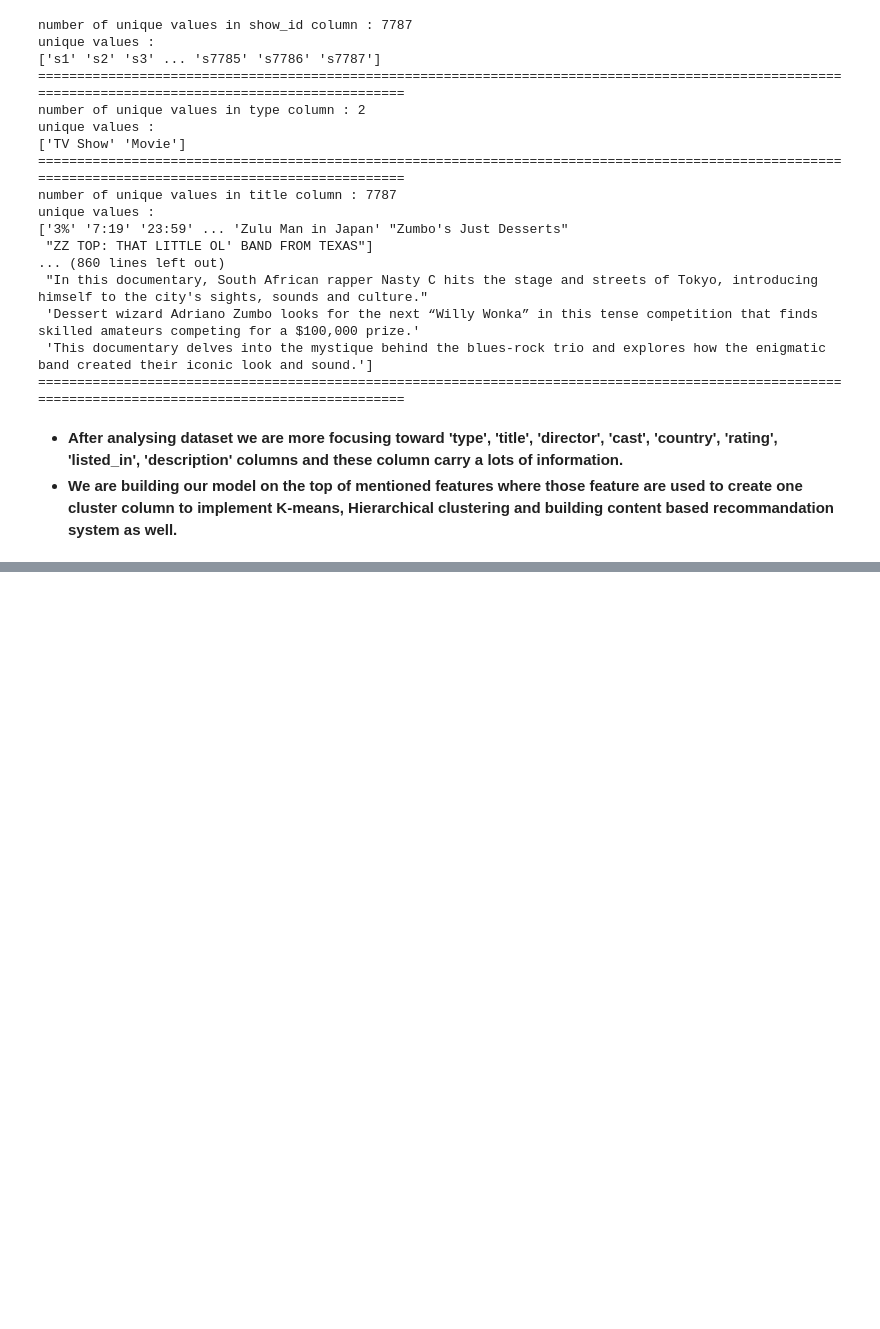
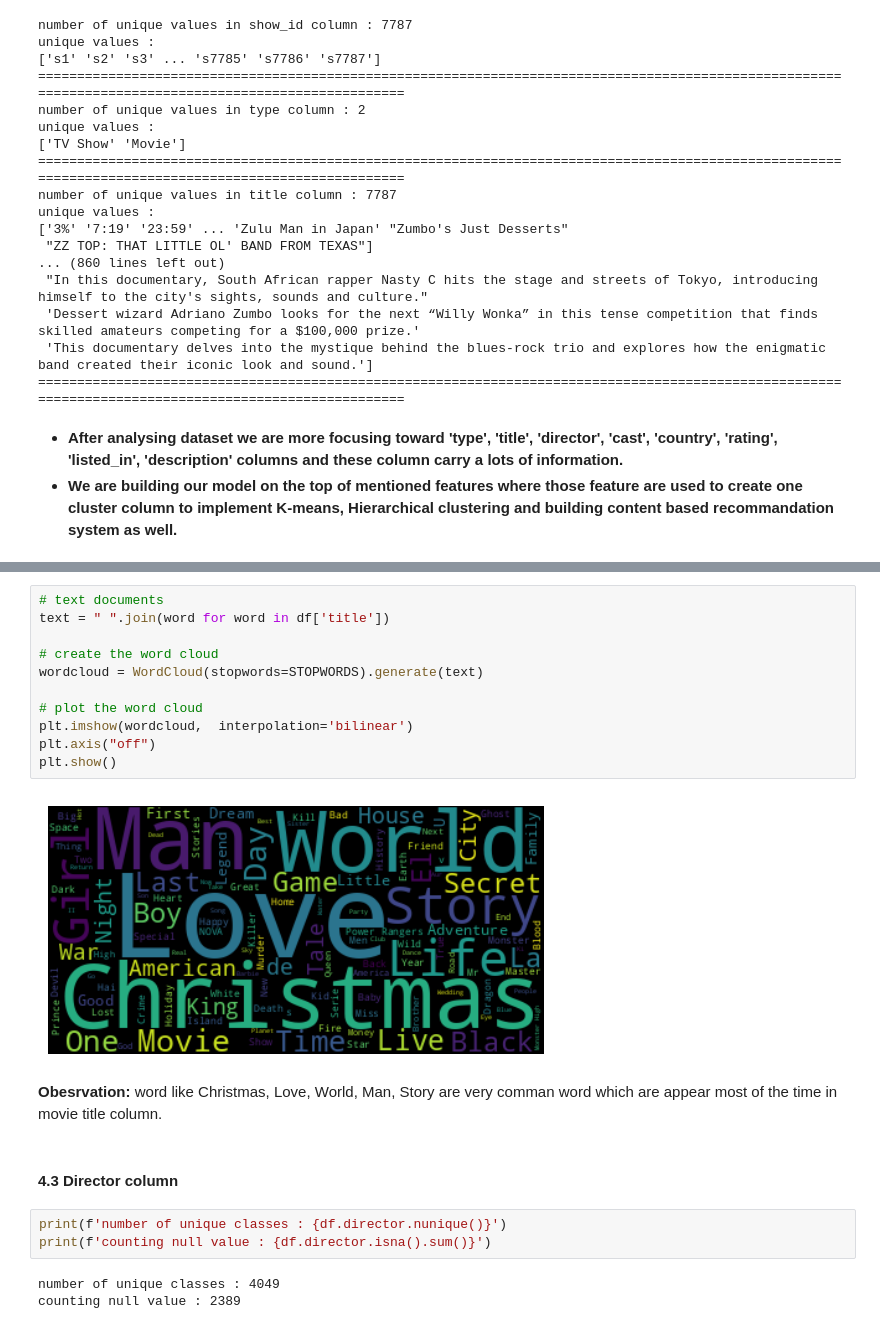
Before and after one commit to atulchune/Netflix_Movie_and_TV_Shows_Clustering, a Jupyter notebook: Netflix_Movie_and_TV_Shows_Clustering.ipynb, the cells around one changed output, grey strips where cells are left out. Drawn from its saved outputs; the diff is of its cells as text; blank space fills up the shorter version.

```diff
--- a/Netflix_Movie_and_TV_Shows_Clustering.ipynb
+++ b/Netflix_Movie_and_TV_Shows_Clustering.ipynb
@@ -304,0 +343,23 @@ unique values :
+# %%
+# text documents
+text = " ".join(word for word in df['title'])
+
+# create the word cloud
+wordcloud = WordCloud(stopwords=STOPWORDS).generate(text)
+
+# plot the word cloud
+plt.imshow(wordcloud,  interpolation='bilinear')
+plt.axis("off")
+plt.show()
+# %% [output]
+[figure, added]
+# %% [markdown]
+**Obesrvation:** word like Christmas, Love, World, Man, Story are very comman word which are appear most of the time in movie title column.
+# %% [markdown]
+#### **4.3 Director column**
+# %%
+print(f'number of unique classes : {df.director.nunique()}')
+print(f'counting null value : {df.director.isna().sum()}')
+# %% [output]
+number of unique classes : 4049
+counting null value : 2389
```
Also changed, not shown: parts of 22 cells of this notebook.
